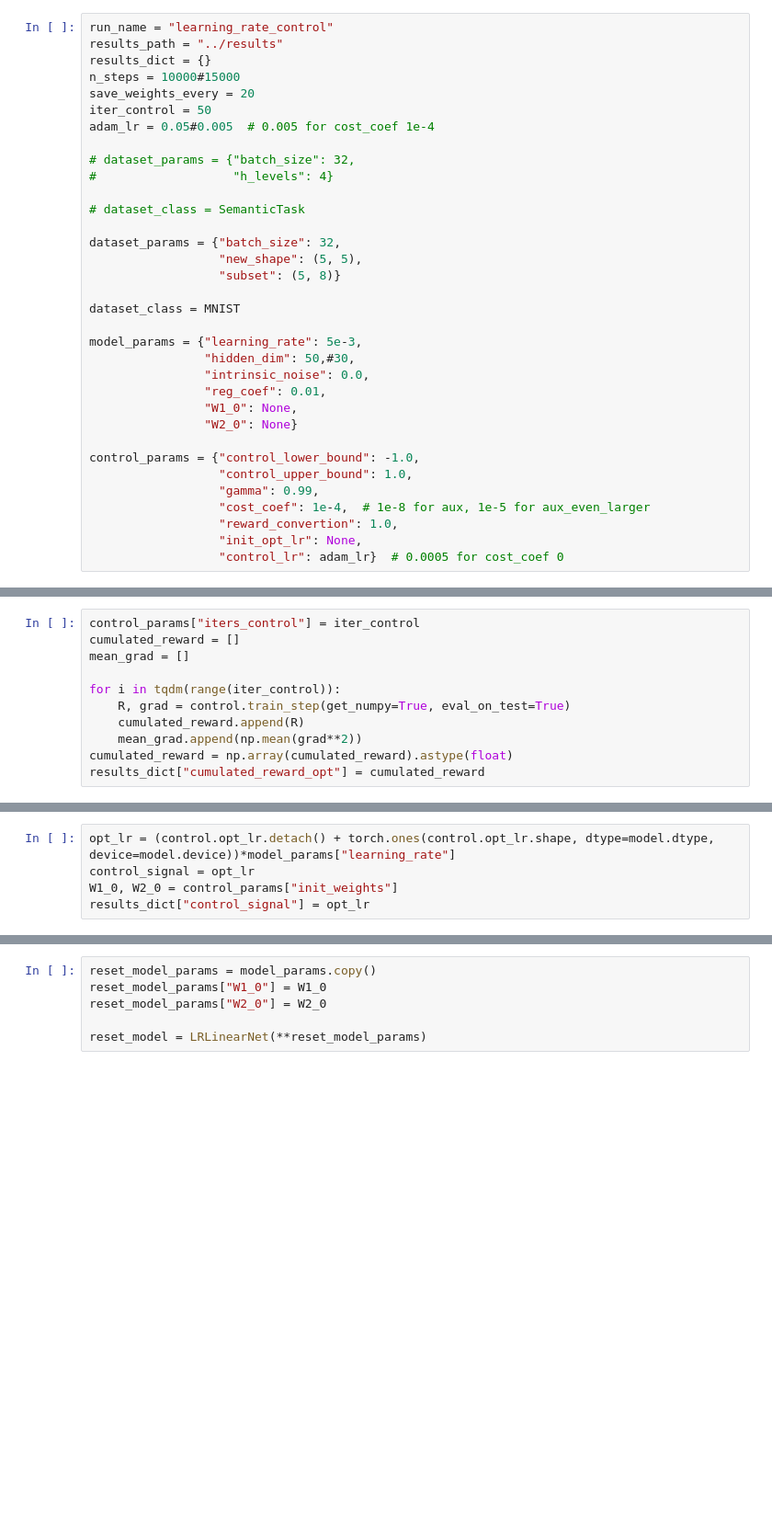
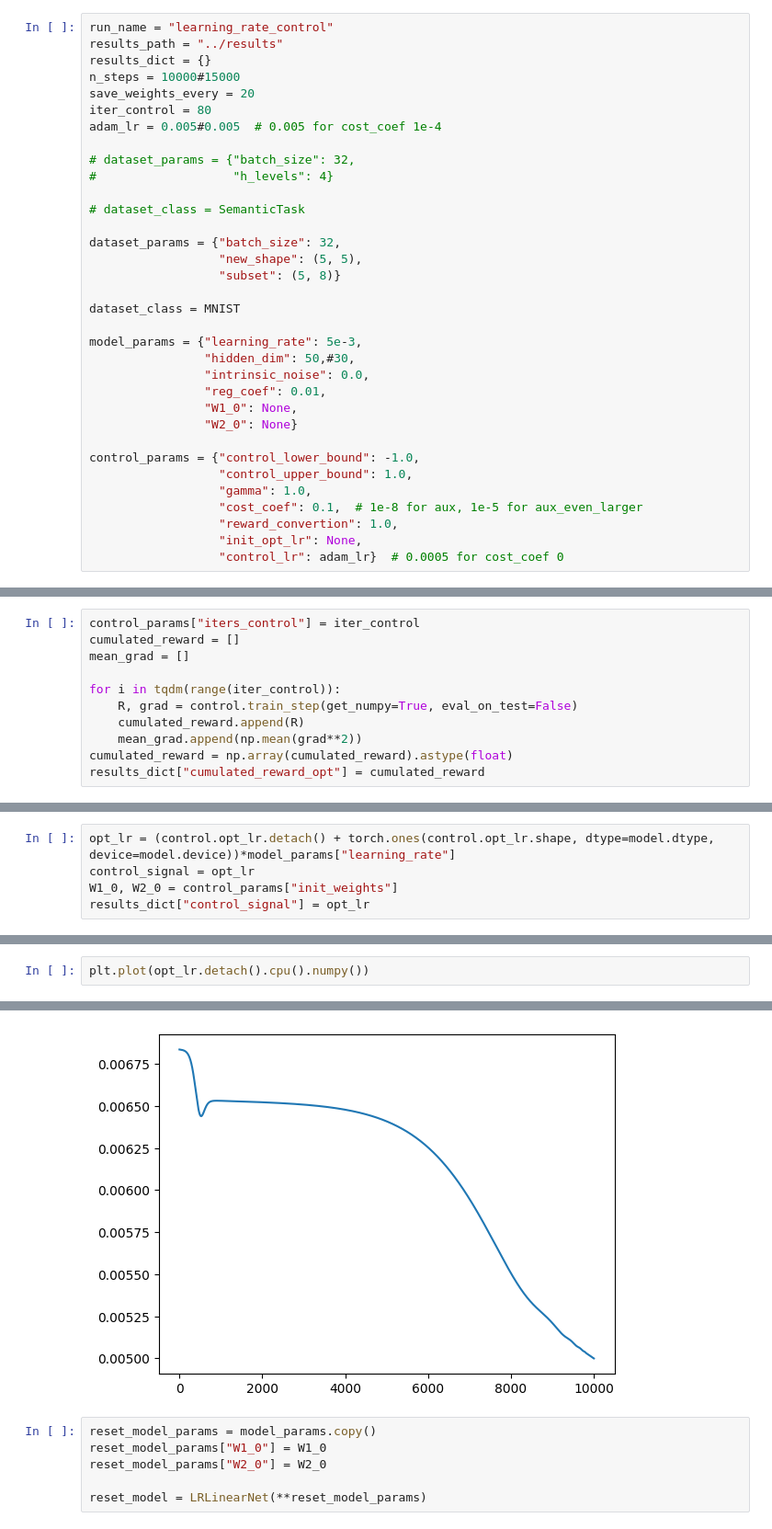
Before and after one commit to rodrigcd/neuromod, a Jupyter notebook: notebooks/prototype_learning_rate.ipynb, the cells around one changed output, grey strips where cells are left out. Shown at 92% size. Saved outputs shown, nothing was run; the diff lists cells and outputs as text; blank space fills up the shorter version.

Commit message:
fixing cost on learning rate

```diff
--- a/notebooks/prototype_learning_rate.ipynb
+++ b/notebooks/prototype_learning_rate.ipynb
@@ -25,8 +25,8 @@ results_path = "../results"
 results_dict = {}
 n_steps = 10000#15000
 save_weights_every = 20
-iter_control = 50
-adam_lr = 0.05#0.005  # 0.005 for cost_coef 1e-4
+iter_control = 80
+adam_lr = 0.005#0.005  # 0.005 for cost_coef 1e-4
 
 # dataset_params = {"batch_size": 32,
 #                   "h_levels": 4}
@@ -48,8 +48,8 @@ model_params = {"learning_rate": 5e-3,
 
 control_params = {"control_lower_bound": -1.0,
                   "control_upper_bound": 1.0,
-                  "gamma": 0.99,
-                  "cost_coef": 1e-4,  # 1e-8 for aux, 1e-5 for aux_even_larger
+                  "gamma": 1.0,
+                  "cost_coef": 0.1,  # 1e-8 for aux, 1e-5 for aux_even_larger
                   "reward_convertion": 1.0,
                   "init_opt_lr": None,
                   "control_lr": adam_lr}  # 0.0005 for cost_coef 0
@@ -140,7 +140,7 @@ cumulated_reward = []
 mean_grad = []
 
 for i in tqdm(range(iter_control)):
-    R, grad = control.train_step(get_numpy=True, eval_on_test=True)
+    R, grad = control.train_step(get_numpy=True, eval_on_test=False)
     cumulated_reward.append(R)
     mean_grad.append(np.mean(grad**2))
 cumulated_reward = np.array(cumulated_reward).astype(float)
@@ -181,0 +182,3 @@ tensor([0.0059, 0.0059, 0.0059,  ..., 0.0050, 0.0050, 0.0050], device='cuda:0')
+# %%
+plt.plot(opt_lr.detach().cpu().numpy())
+# %% [output]
@@ -182,3 +186,4 @@ tensor([0.0059, 0.0059, 0.0059,  ..., 0.0050, 0.0050, 0.0050], device='cuda:0')
+[figure, added]
 # %%
 reset_model_params = model_params.copy()
 reset_model_params["W1_0"] = W1_0
```
Also changed, not shown: parts of 7 cells of this notebook, 7 other files.
